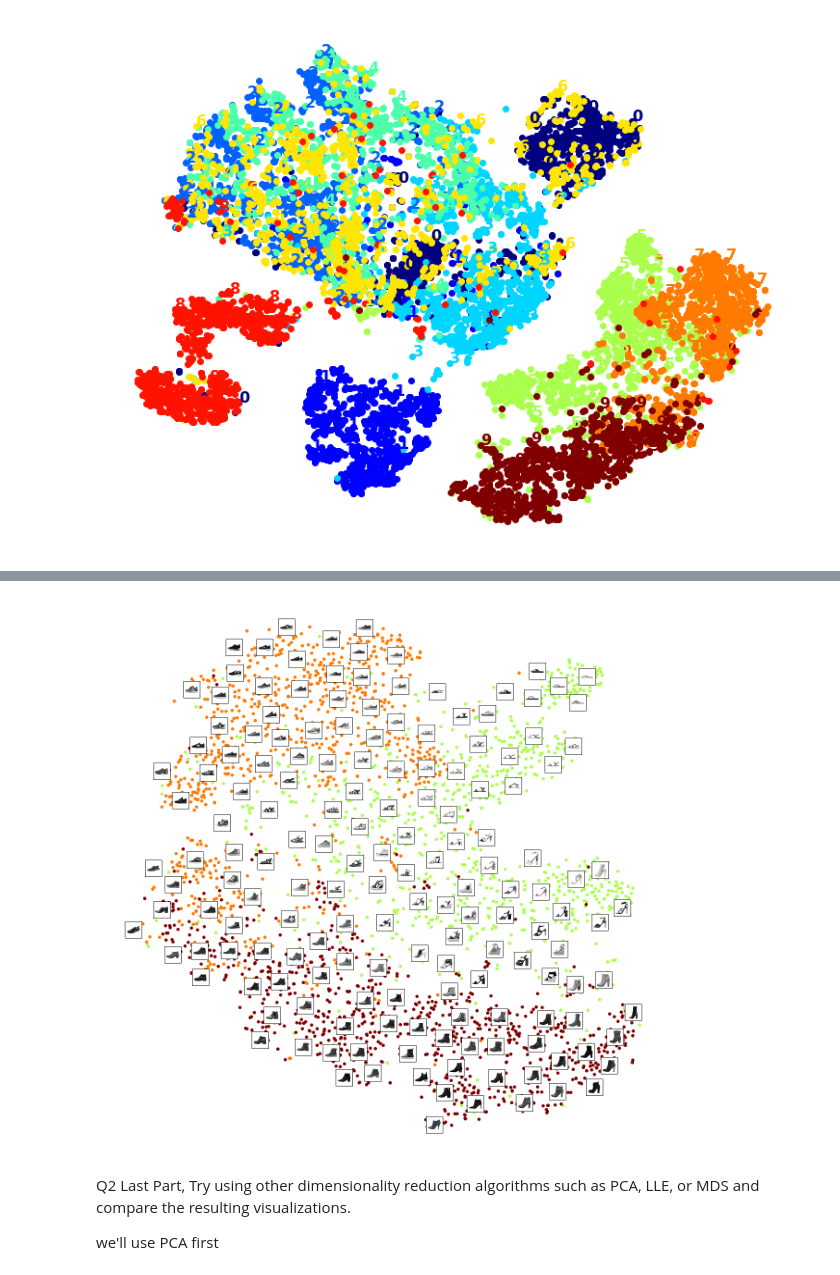
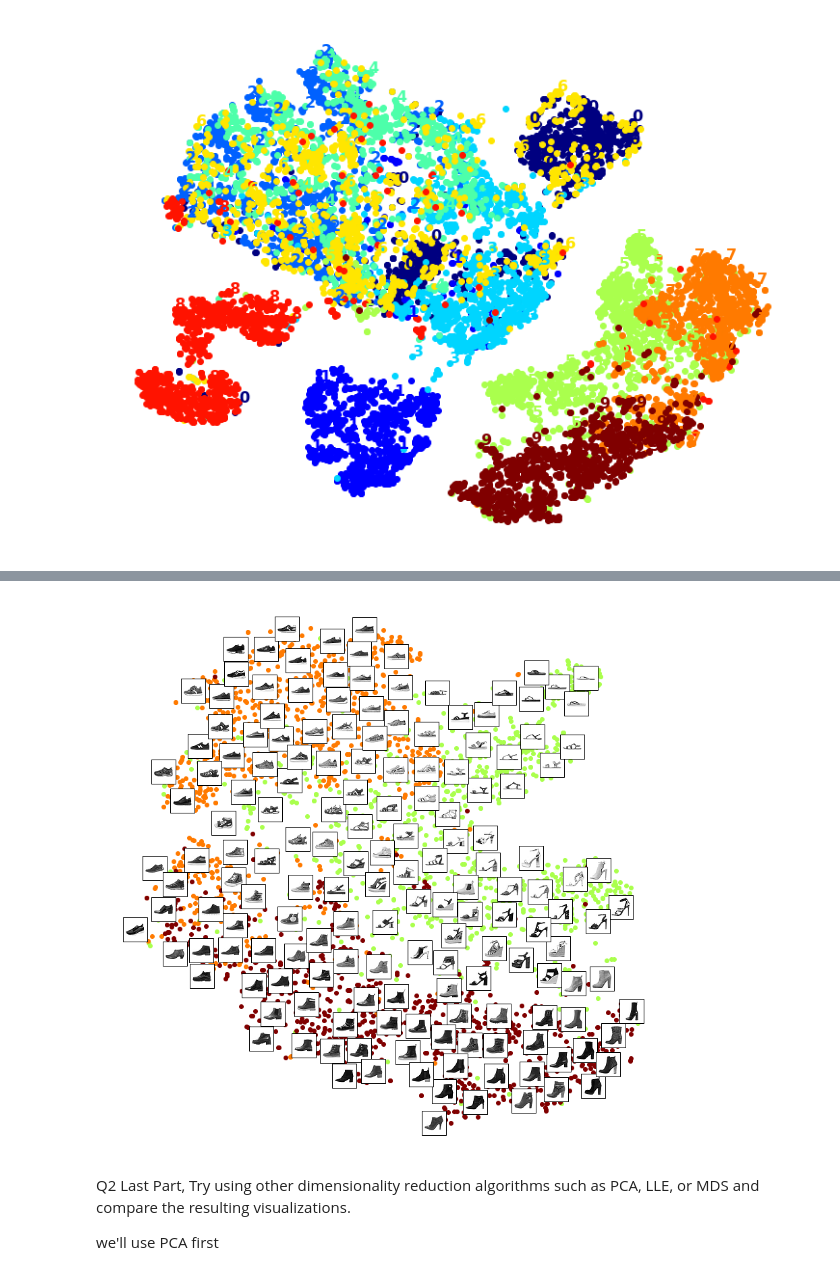
Before and after one commit to abbyWoot/AML, a Jupyter notebook: AML_Project2_JiahuiWu.ipynb, the cells around one changed output, grey strips where cells are left out. Drawn from its saved outputs; the diff is of its cells as text; code cells hidden in the pictures.

```diff
--- a/AML_Project2_JiahuiWu.ipynb
+++ b/AML_Project2_JiahuiWu.ipynb
@@ -239,7 +238,7 @@ plot_digits(X_reduced, y, images=X, figsize=(35, 25))
 # %%
-plot_digits(X_subset_reduced, y_subset, images=X_subset, figsize=(22, 22))
+plot_digits(X_subset_reduced, y_subset, images=X_subset, figsize=(15, 15))
 # %% [output]
-[figure, old version]
+[figure, new version]
 # %% [markdown]
 Q2 Last Part, Try using other dimensionality reduction algorithms such as PCA, LLE, or MDS and compare the resulting visualizations.
 
```
Also changed, not shown: parts of 5 cells of this notebook.
